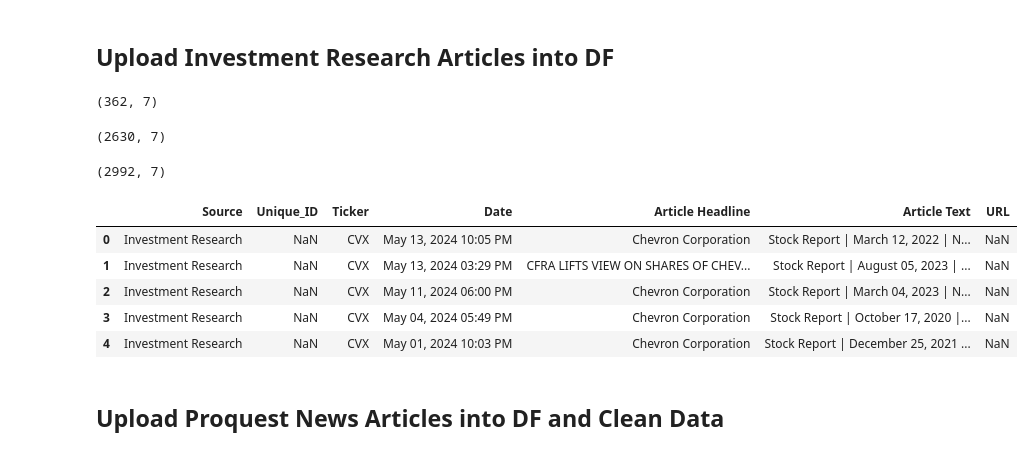
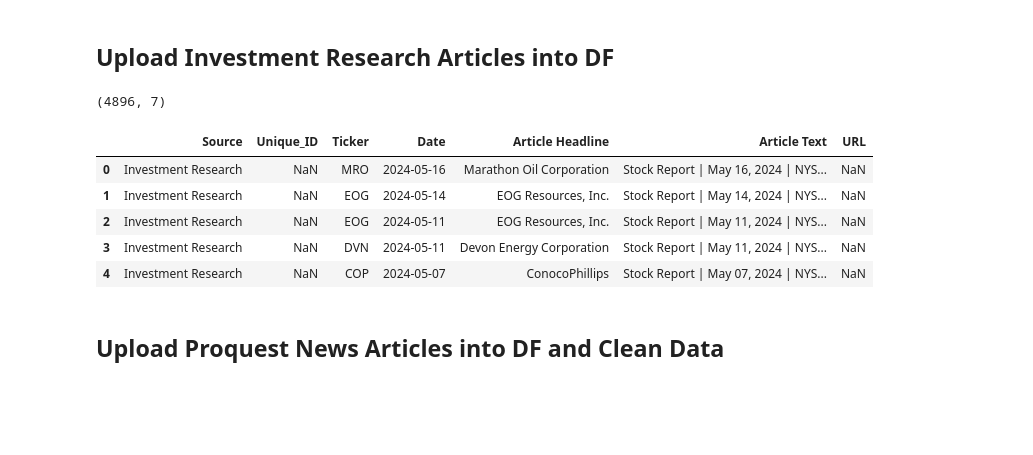
Before and after one commit to Kussil/Financial_Sentiment_LLM, a Jupyter notebook: 02_Cleaned_Data/Text_Preprocessing.ipynb, the cells around one changed output. Cells and saved outputs as stored; diff of their text form; code cells hidden in the pictures; blank space fills up the shorter version.

Commit message:
Updated for new investment research file format

```diff
--- a/02_Cleaned_Data/Text_Preprocessing.ipynb
+++ b/02_Cleaned_Data/Text_Preprocessing.ipynb
@@ -25,32 +25,24 @@ Updating files: 100% (19/19), done.
 ## Upload Investment Research Articles into DF
 # %%
 # Import Chevron and Other Majors CSVs
-invest_df_cvx = pd.read_csv('CVX_Rice_project/01_Raw_Data/Investment Research-CVX.csv')
-invest_df_majors = pd.read_csv('CVX_Rice_project/01_Raw_Data/Investment Research-Majors.csv')
-
-# Append dfs
-invest_df = pd.concat([invest_df_cvx, invest_df_majors], ignore_index=True)
-display(invest_df_cvx.shape)
-display(invest_df_majors.shape)
-display(invest_df.shape)
+invest_df = pd.read_csv('CVX_Rice_project/01_Raw_Data/Investment_Research_ALLV2_Final.csv')
 
 # Rename drop, and reorder columns
-invest_df = invest_df.rename(columns={'Date/Time': 'Date', 'Company': 'Ticker', 'Headline': 'Article Headline', 'Text': 'Article Text'})
-invest_df = invest_df.drop(['Contributor', 'Analyst', 'Pages'], axis=1)
+invest_df = invest_df.rename(columns={'Headline': 'Article Headline', 'Text': 'Article Text'})
+invest_df = invest_df.drop(['Contributor', 'Date/Time'], axis=1)
 invest_df['Source'] = 'Investment Research'
 new_order = ['Source', 'Unique_ID', 'Ticker', 'Date', 'Article Headline', 'Article Text', 'URL']
 invest_df = invest_df.reindex(columns=new_order)
+display(invest_df.shape)
 display(invest_df.head())
 # %% [output]
-(362, 7)
+(4896, 7)
-(2630, 7)
-(2992, 7)
 |  | Source | Unique_ID | Ticker | Date | Article Headline | Article Text | URL |
-| 0 | Investment Research | NaN | CVX | May 13, 2024 10:05 PM | Chevron Corporation | Stock Report | March 12, 2022 | N... | NaN |
-| 1 | Investment Research | NaN | CVX | May 13, 2024 03:29 PM | CFRA LIFTS VIEW ON SHARES OF CHEV... | Stock Report | August 05, 2023 | ... | NaN |
-| 2 | Investment Research | NaN | CVX | May 11, 2024 06:00 PM | Chevron Corporation | Stock Report | March 04, 2023 | N... | NaN |
-| 3 | Investment Research | NaN | CVX | May 04, 2024 05:49 PM | Chevron Corporation | Stock Report | October 17, 2020 |... | NaN |
-| 4 | Investment Research | NaN | CVX | May 01, 2024 10:03 PM | Chevron Corporation | Stock Report | December 25, 2021 ... | NaN |
+| 0 | Investment Research | NaN | MRO | 2024-05-16 | Marathon Oil Corporation | Stock Report | May 16, 2024 | NYS... | NaN |
+| 1 | Investment Research | NaN | EOG | 2024-05-14 | EOG Resources, Inc. | Stock Report | May 14, 2024 | NYS... | NaN |
+| 2 | Investment Research | NaN | EOG | 2024-05-11 | EOG Resources, Inc. | Stock Report | May 11, 2024 | NYS... | NaN |
+| 3 | Investment Research | NaN | DVN | 2024-05-11 | Devon Energy Corporation | Stock Report | May 11, 2024 | NYS... | NaN |
+| 4 | Investment Research | NaN | COP | 2024-05-07 | ConocoPhillips | Stock Report | May 07, 2024 | NYS... | NaN |
 # %% [markdown]
 ## Upload Proquest News Articles into DF and Clean Data
 # %%
```
Also changed, not shown: parts of 5 cells of this notebook.
